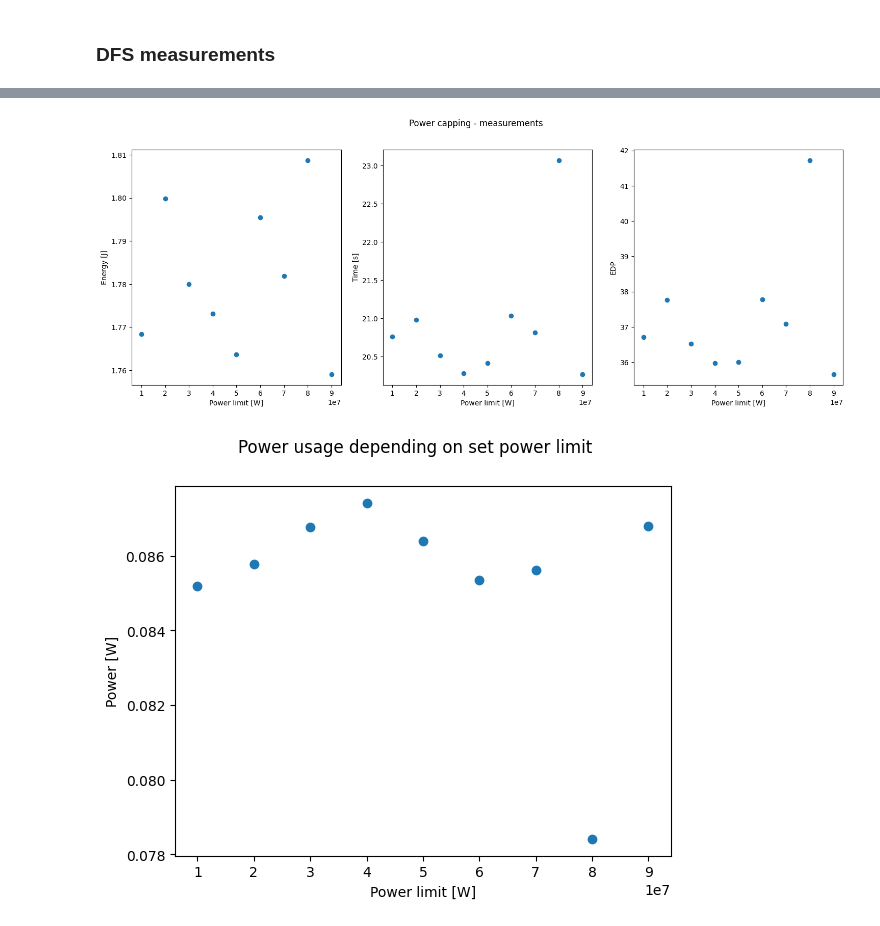
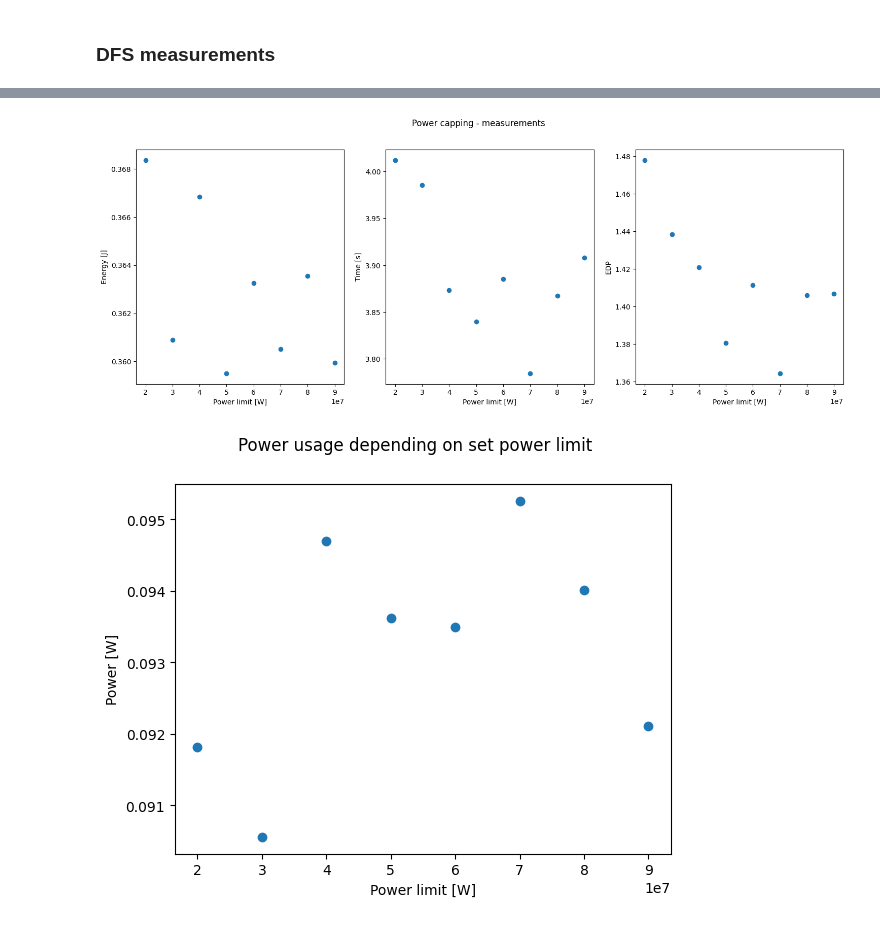
Before and after one commit to mrrys00/sem08-parallel-programming, a Jupyter notebook: energy_efficient_programming_lab/lab_v2.ipynb, the cells around one changed output, grey strips where cells are left out. Saved outputs shown, nothing was run; the diff lists cells and outputs as text; code cells hidden in the pictures.

```diff
--- a/energy_efficient_programming_lab/lab_v2.ipynb
+++ b/energy_efficient_programming_lab/lab_v2.ipynb
@@ -440,7 +397,7 @@ Based on the example code find the the used energy during calculation BFS and DF
 
 Use decreasing power limit (at least 5 different limits). Measure times. What are your thoughts?
 # %%
-power_limits = [int(i*1e7) for i in range(1, 10)]
+power_limits = [int(i*1e7) for i in range(2, 10)]
 print(power_limits)
 n_power_limits = len(power_limits)
 # %% [output]
@@ -448,30 +405,24 @@ n_power_limits = len(power_limits)
 # %% [markdown]
 ### BFS measurements
 # %%
-n_power_limits = len(power_limits)
+n_tests = 10
 
-ex_time = np.zeros((n_power_limits, 1))
-energy = np.zeros((n_power_limits, 1))
+ex_time = np.zeros((n_power_limits, n_tests))
+energy = np.zeros((n_power_limits, n_tests))
 
-num_vertices, num_edges = 10**5, 20**5
-
-n_tests = 10
+G = nx.random_internet_as_graph(int(5e4), seed=42)
 
 idx = 0
 for limit in power_limits:
     change_power_limits_uw(1, limit)
 
-    av_time = 0
-    av_energy = 0
     for i in range(n_tests):
 
-        t, energy_consumed_j = test_graph_bfs(num_vertices, num_edges)
+        t, energy_consumed_j = test_graph_bfs(G)
 
-        av_time += t
-        av_energy += energy_consumed_j
+        ex_time[idx][i] = t
+        energy[idx][i] = energy_consumed_j
 
-    ex_time[idx] = av_time/n_tests
-    energy[idx] = av_energy/n_tests
     idx += 1
 
 change_power_limits_uw(1,init_power_limit_1)
@@ -484,28 +445,26 @@ draw_power_plot(ex_time, energy, power_limits)
 # %% [markdown]
 ### DFS measurements
 # %%
-ex_time = np.zeros((n_power_limits, 1))
-energy = np.zeros((n_power_limits, 1))
+import numpy as np
 
 n_tests = 10
 
-num_vertices, num_edges = 10**5, 20**5
+ex_time = np.zeros((n_power_limits, n_tests))
+energy = np.zeros((n_power_limits, n_tests))
+
+G = nx.random_internet_as_graph(int(5e4), seed=42)
 
 idx = 0
 for limit in power_limits:
     change_power_limits_uw(1, limit)
 
-    av_time = 0
-    av_energy = 0
     for i in range(n_tests):
 
-        t, energy_consumed_j = test_graph_dfs(num_vertices, num_edges)
+        t, energy_consumed_j = test_graph_dfs(G)
 
-        av_time += t
-        av_energy += energy_consumed_j
+        ex_time[idx][i] = t
+        energy[idx][i] = energy_consumed_j
 
-    ex_time[idx] = av_time/n_tests
-    energy[idx] = av_energy/n_tests
     idx += 1
 
 change_power_limits_uw(1,init_power_limit_1)
@@ -512,6 +481,6 @@ change_power_limits_uw(1,init_power_limit_1)
 # %%
-draw_energy_plots(ex_time, energy, power_limits)
-draw_power_plot(ex_time, energy, power_limits)
+draw_energy_plots(ex_time.mean(axis=1), energy.mean(axis=1), power_limits)
+draw_power_plot(ex_time.mean(axis=1), energy.mean(axis=1), power_limits)
 # %% [output]
-[figure, old version]
+[figure, new version]
-[figure, old version]
+[figure, new version]
```
Also changed, not shown: parts of 19 cells of this notebook.
